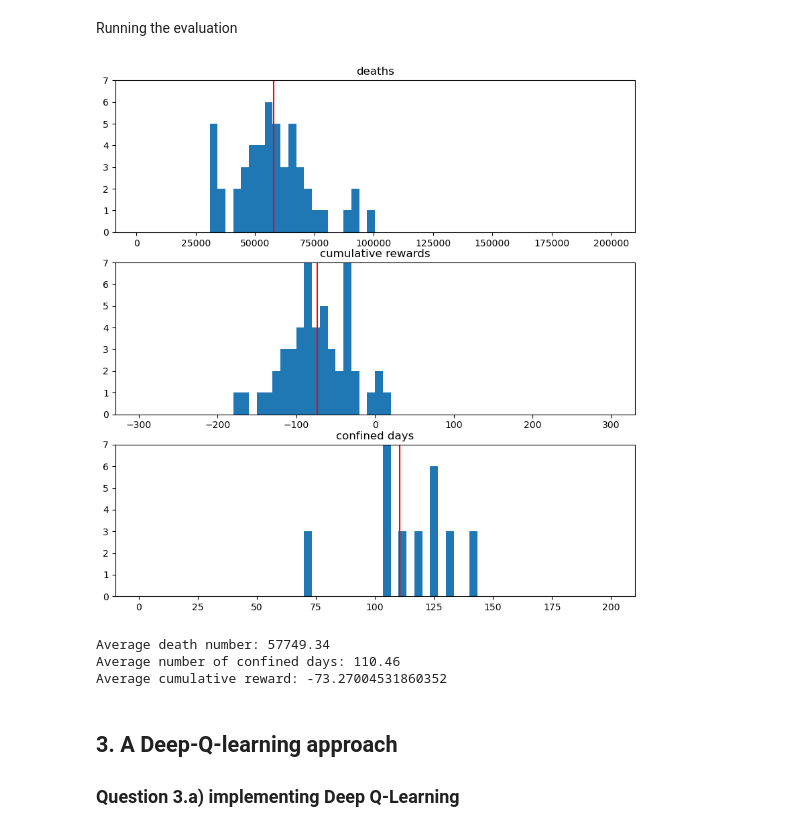
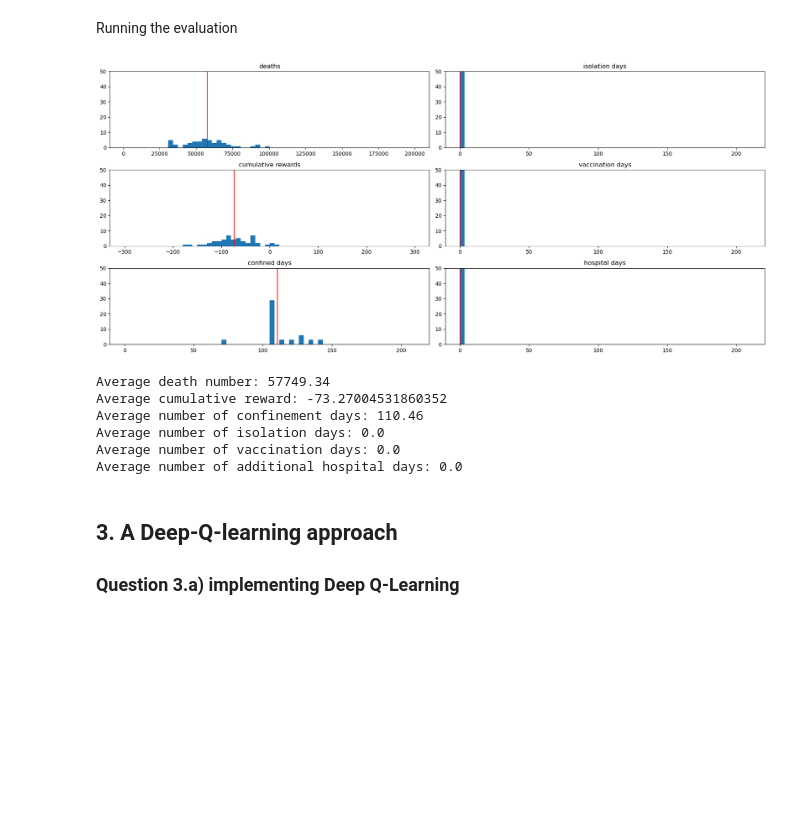
Before and after one commit to RenardDesNeiges/EpidemicsSimulator, a Jupyter notebook: solution.ipynb, the cells around one changed output. Cells and saved outputs as stored; diff of their text form; code cells hidden in the pictures; blank space fills up the shorter version.

```diff
--- a/solution.ipynb
+++ b/solution.ipynb
@@ -17,6 +17,7 @@ from gym                    import spaces
 from matplotlib.patches     import Patch
 from matplotlib.figure      import Figure
 from matplotlib.axes        import Axes
+from matplotlib.ticker      import MultipleLocator
 
 from tqdm.notebook          import tqdm
 from collections            import namedtuple, deque
@@ -26,6 +27,8 @@ from typing                 import List, Dict, Tuple, Any
 from epidemic_env.env       import Env
 from epidemic_env.dynamics  import ModelDynamics, Observation
 from epidemic_env.agent     import Agent
+
+EVALUATION_DICT = {}
 # %% [markdown]
 ## 1. Introduction
 
@@ -235,25 +245,51 @@ logs, rewards = evaluate(env,agent)
 """ Parse the data """
 deaths = np.array([l['total']['dead'][-1] for l in logs])
 conf_days = np.array([np.sum(np.array(l['actions']['confinement']).astype(np.uint8))*7 for l in logs])
+isol_days = np.array([np.sum(np.array(l['actions']['isolation']).astype(np.uint8))*7 for l in logs])
+vaccination_days = np.array([np.sum(np.array(l['actions']['vaccinate']).astype(np.uint8))*7 for l in logs])
+hosp_days = np.array([np.sum(np.array(l['actions']['hospital']).astype(np.uint8))*7 for l in logs])
 # %%
-fig, ax = plt.subplots(3,1,figsize=(10,10))
+""" Plotting the results """
+fig, ax = plt.subplots(3,2,figsize=(18,8))
 def hist_avg(ax, data,title,x_range,ymax):
     ax.set_title(title)
     ax.set_ylim(0,ymax)
     ax.vlines([np.mean(data)],0,ymax,color='red')
     ax.hist(data,bins=60,range=x_range)
-hist_avg(ax[0], deaths,'deaths',(1000,200000),7)
-hist_avg(ax[1], rewards,'cumulative rewards',(-300,300),7)
-hist_avg(ax[2], conf_days,'confined days',(0,200),7)
+hist_avg(ax[0,0], deaths,'deaths',(1000,200000),50)
+hist_avg(ax[1,0], rewards,'cumulative rewards',(-300,300),50)
+hist_avg(ax[2,0], conf_days,'confined days',(0,210),50)
+hist_avg(ax[0,1], isol_days,'isolation days',(0,210),50)
+hist_avg(ax[1,1], vaccination_days,'vaccination days',(0,210),50)
+hist_avg(ax[2,1], hosp_days,'hospital days',(0,210),50)
+fig.tight_layout()
 plt.show()
+
+""" Saving the results """
+EVALUATION_DICT['Russo'] = {
+    'deaths' : np.mean(deaths),
+    'confinement' : np.mean(conf_days),
+    'isolation' : np.mean(isol_days),
+    'vaccination' : np.mean(vaccination_days),
+    'hospital' : np.mean(hosp_days),
+    'rewards' : np.mean(rewards),
+}
+
+""" Printing the results """
 print(f'Average death number: {np.mean(deaths)}')
-print(f'Average number of confined days: {np.mean(conf_days)}')
 print(f'Average cumulative reward: {np.mean(rewards)}')
+print(f'Average number of confinement days: {np.mean(conf_days)}')
+print(f'Average number of isolation days: {np.mean(isol_days)}')
+print(f'Average number of vaccination days: {np.mean(vaccination_days)}')
+print(f'Average number of additional hospital days: {np.mean(hosp_days)}')
 # %% [output]
-[figure, old version]
+[figure, new version]
 Average death number: 57749.34
-Average number of confined days: 110.46
 Average cumulative reward: -73.27004531860352
+Average number of confinement days: 110.46
+Average number of isolation days: 0.0
+Average number of vaccination days: 0.0
+Average number of additional hospital days: 0.0
 # %% [markdown]
 ## 3. A Deep-Q-learning approach
 
```
Also changed, not shown: parts of 24 cells of this notebook, 1 other file.
